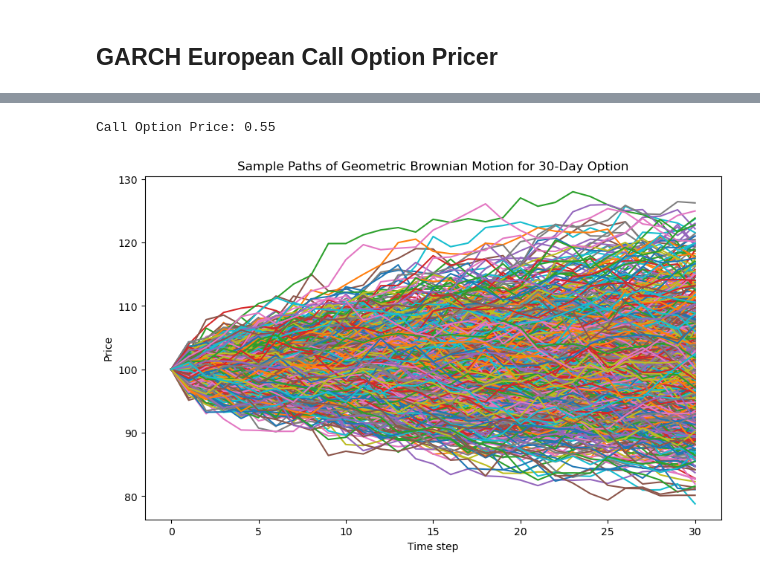
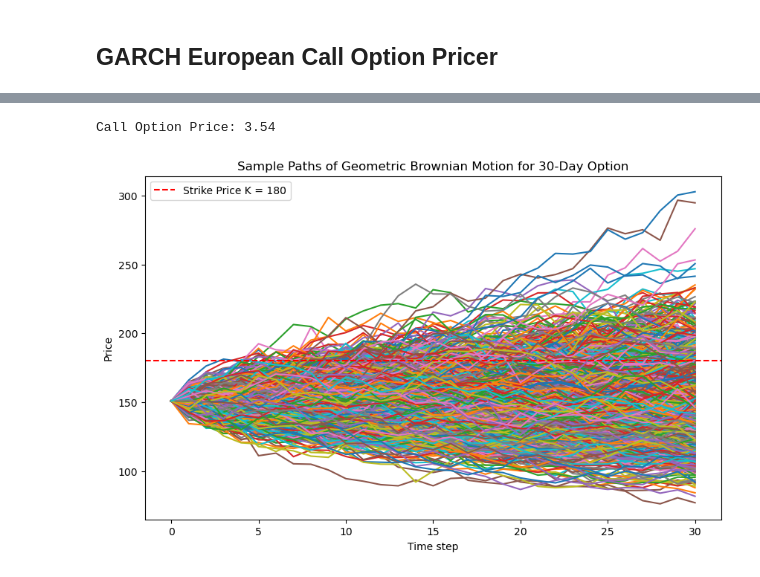
Before and after one commit to wicakson0/replicating-papers, a Jupyter notebook: QuantitativeFinance/Duan1995_TheGarchOptionPricingModel/Duan1995_TheGarchOptionPricingModel.ipynb, the cells around one changed output, grey strips where cells are left out. Saved outputs shown, nothing was run; the diff lists cells and outputs as text; code cells hidden in the pictures.

```diff
--- a/QuantitativeFinance/Duan1995_TheGarchOptionPricingModel/Duan1995_TheGarchOptionPricingModel.ipynb
+++ b/QuantitativeFinance/Duan1995_TheGarchOptionPricingModel/Duan1995_TheGarchOptionPricingModel.ipynb
@@ -153,2 +183,2 @@ Annualizing Variance.
 # %%
-forecast_30_variance_annualized = forecast_30_variance_rescaled * np.sqrt(252 * 10)
+forecast_30_stddev_annualized = forecast_30_stddev * np.sqrt(252)
@@ -162,6 +194,6 @@ forecast_30_variance_annualized
 # %%
-forecast_30_variance_annualized_transposed = pd.melt(forecast_30_variance_annualized.reset_index(),
-                                          id_vars=['Date'], value_vars=forecast_30_variance_annualized.columns,
+forecast_30_stddev_annualized_transposed = pd.melt(forecast_30_stddev_annualized.reset_index(),
+                                          id_vars=['Date'], value_vars=forecast_30_stddev_annualized.columns,
                                             var_name='Day', value_name='Value')
 # %%
-forecast_30_variance_annualized_array = np.array(forecast_30_variance_annualized_transposed.Value)
+forecast_30_stddev_annualized_array = np.array(forecast_30_stddev_annualized_transposed.Value)
@@ -177,5 +200,3 @@ array([0.05249555, 0.05266381, 0.05268139, 0.05269837, 0.05271519,
-# %%
-forecast_30_stddev_annualized_array = np.sqrt(forecast_30_variance_annualized_array)
 # %%
 forecast_30_stddev_annualized_array
 # %% [output]
@@ -195,7 +234,7 @@ import matplotlib.pyplot as plt
 
 def GARCH_European_Call_MC(S0, r, sigma_arr, T, n, m, K):
     """
-    Monte Carlo simulation for pricing a European call option using a time-varying volatility (sigma_arr).
+    European Call Pricer MC Pricer using Euler-Maruyama discretization with dynamic sigma
 
     Parameters:
     - S0: Initial stock price
@@ -211,45 +250,46 @@ def GARCH_European_Call_MC(S0, r, sigma_arr, T, n, m, K):
     - gbm_paths: Simulated stock price paths
     """
     dt = T / n
     gbm_paths = np.zeros((m, n + 1))
     gbm_paths[:, 0] = S0
 
     for i in range(1, n + 1):
         Z = np.random.standard_normal(m)
-        # Geometric Brownian Motion simulation with varying volatility
+
         gbm_paths[:, i] = gbm_paths[:, i - 1] * (1 + r * dt + sigma_arr[i-1] * np.sqrt(dt) * Z)
 
-    # Calculate the payoff at maturity (last column of gbm_paths)
+
     payoffs = np.maximum(gbm_paths[:, -1] - K, 0)
 
-    # Discount the average payoff back to present value
+
     discount_factor = np.exp(-r * T)
     call_price = discount_factor * np.mean(payoffs)
 
     return call_price, gbm_paths
 
-# Parameters for a 30-day option
-S0 = 100  # Initial stock price
-K = 110  # Strike price
-r = 0.05  # Risk-free interest rate
+
+S0 = 150.82
+K = 180
+r = 0.055
 sigma_arr = forecast_30_stddev_annualized_array
-# sigma_arr = np.full(30, 0.2)  # Example: constant volatility of 20% (can replace with your `forecast_30_stddev_annualized_array`)
+# sigma_arr = np.full(30, 0.5)
 T = 30 / 252  # Time horizon (30 days out of 252)
-n = 30  # Number of time steps (e.g., daily steps)
-m = 100000  # Number of simulation paths
+n = 30  # Number of time steps (if 30 means daily steps)
+m = 1000000
 
-# Generate GBM paths
 call_price, gbm_paths = GARCH_European_Call_MC(S0, r, sigma_arr, T, n, m, K)
 
 print(f"Call Option Price: {call_price:.2f}")
 
-# Plotting the first 10 paths for visualization
+
 plt.figure(figsize=(10, 6))
-plt.plot(gbm_paths[:1000].T)  # Plot the first 10 paths
+plt.plot(gbm_paths[:1000].T)
+plt.axhline(y=K, color='r', linestyle='--', label=f'Strike Price K = {K}')
 plt.title("Sample Paths of Geometric Brownian Motion for 30-Day Option")
 plt.xlabel("Time step")
 plt.ylabel("Price")
+plt.legend()
 plt.show()
 # %% [output]
-Call Option Price: 0.55
+Call Option Price: 3.54
-[figure, old version]
+[figure, new version]
```
Also changed, not shown: parts of 35 cells of this notebook, 1 other file.
